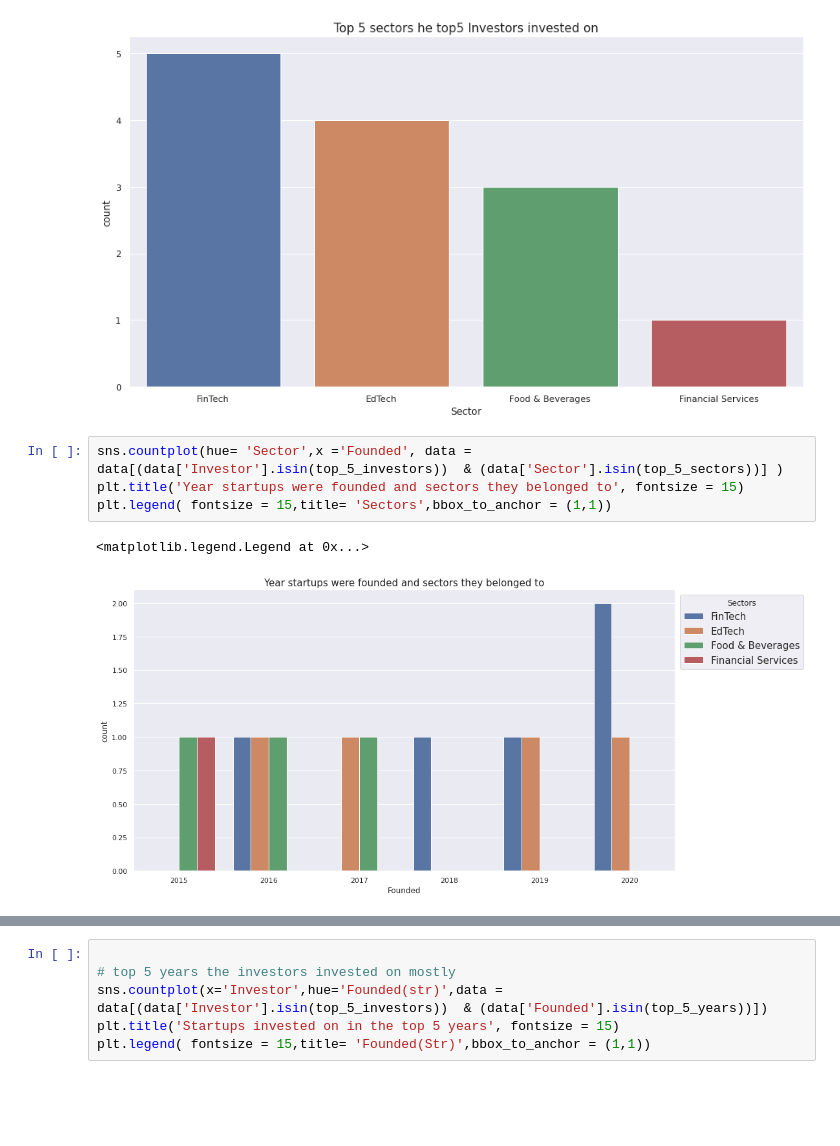
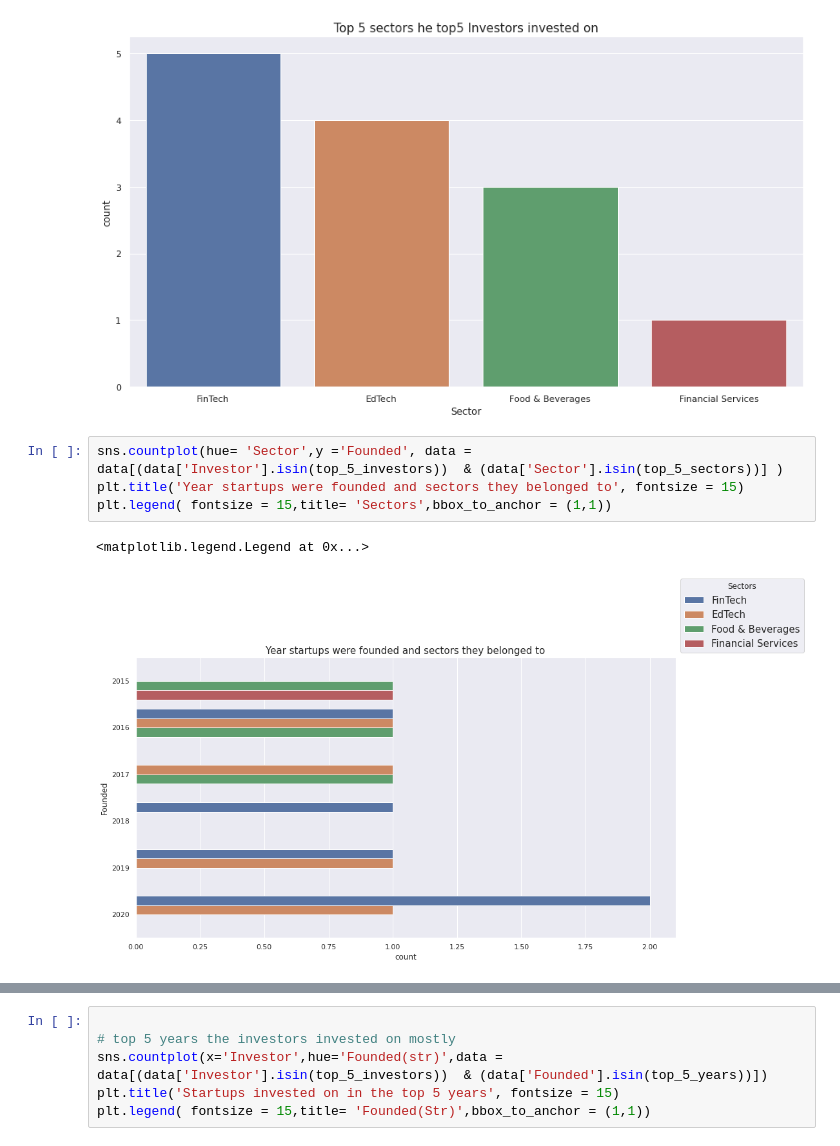
Before and after one commit to mungutiwilliam/Indian-Startups-dataset-analysis, a Jupyter notebook: Indian_Startups_Funding_&_Investors_analysis.ipynb, the cells around one changed output, grey strips where cells are left out. Saved outputs shown, nothing was run; the diff lists cells and outputs as text; blank space fills up the shorter version.

```diff
--- a/Indian_Startups_Funding_&_Investors_analysis_(1).ipynb
+++ b/Indian_Startups_Funding_&_Investors_analysis.ipynb
@@ -1945,11 +1945,11 @@ plt.title('Top 5 sectors he top5 Investors invested on', fontsize = 15)
 Text(0.5, 1.0, 'Top 5 sectors he top5 Investors invested on')
 [figure]
 # %%
-sns.countplot(hue= 'Sector',x ='Founded', data = data[(data['Investor'].isin(top_5_investors))  & (data['Sector'].isin(top_5_sectors))] )
+sns.countplot(hue= 'Sector',y ='Founded', data = data[(data['Investor'].isin(top_5_investors))  & (data['Sector'].isin(top_5_sectors))] )
 plt.title('Year startups were founded and sectors they belonged to', fontsize = 15)
 plt.legend( fontsize = 15,title= 'Sectors',bbox_to_anchor = (1,1))
 # %% [output]
 <matplotlib.legend.Legend at 0x...>
-[figure, old version]
+[figure, new version]
 # %%
 # top 5 sectors invested on by the top 5 investors
```
Also changed, not shown: parts of 2 cells of this notebook.
